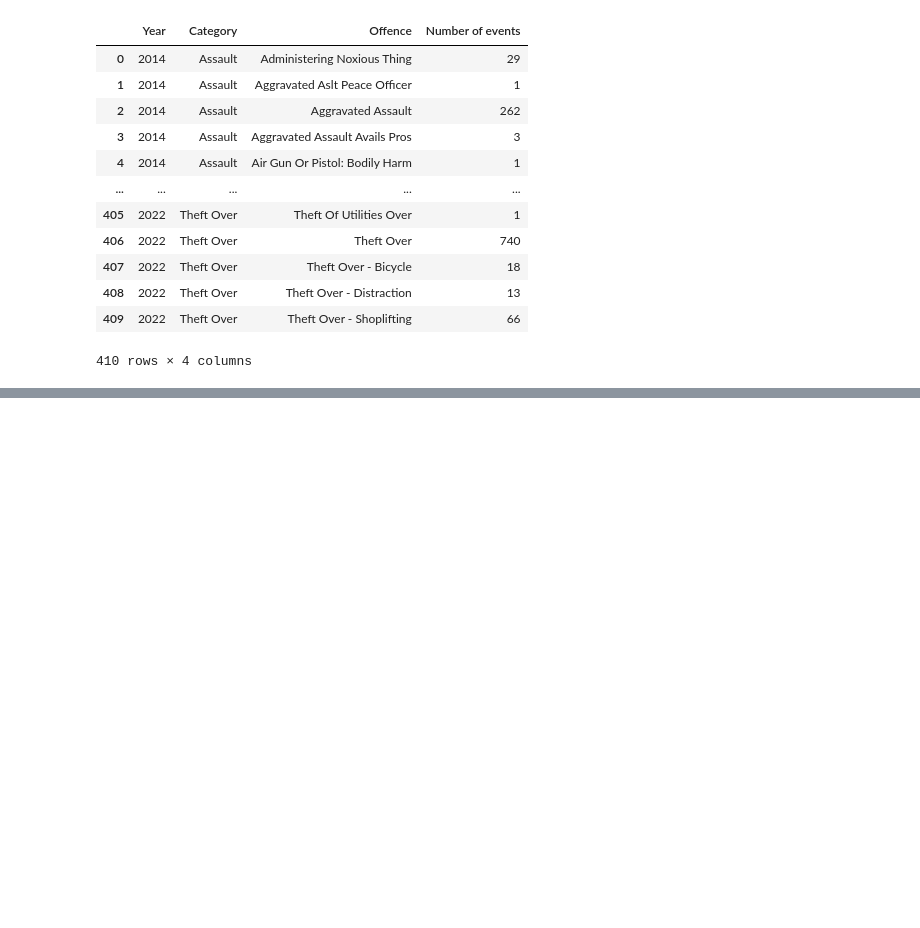
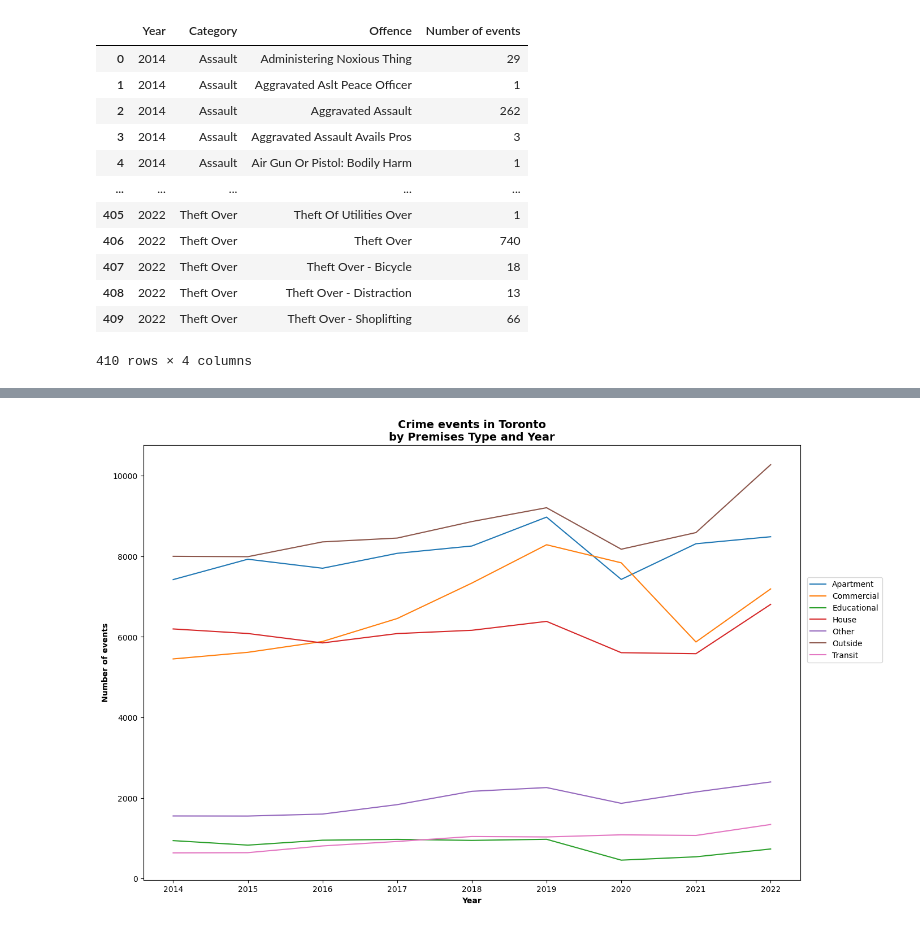
Before and after one commit to fannysigouin/project1, a Jupyter notebook: q5_year_to_year.ipynb, the cells around one changed output, grey strips where cells are left out. Saved outputs shown, nothing was run; the diff lists cells and outputs as text; code cells hidden in the pictures; blank space fills up the shorter version.

Commit message:
add by location and premises type

```diff
--- a/q5_year_to_year.ipynb
+++ b/q5_year_to_year.ipynb
@@ -219,0 +221,9 @@ No artists with labels found to put in legend.  Note that artists whose label st
+# %%
+year_premises_count = (df
+    .groupby(['Year', 'Premises Type'], as_index=False)
+    .size()
+    .fillna(0)
+    .rename(columns={'size': 'Number of events'})
+)
+
+year_premises_count
@@ -219,0 +244,43 @@ No artists with labels found to put in legend.  Note that artists whose label st
+# %%
+# Visualize
+min_count = 0
+max_count = max(year_premises_count['Number of events']) + 1
+# max_count = 100
+
+
+fig, ax = plt.subplots(figsize=(15, 10))
+
+
+# List of premises types
+premises = list(year_premises_count['Premises Type'].unique())
+
+for prem in premises:
+    this_data = year_premises_count.loc[year_premises_count['Premises Type'] == prem]
+
+    if any(this_data['Number of events'] < min_count):
+        continue
+    elif any(this_data['Number of events'] > max_count):
+        continue
+    else:  # add this nhto plot
+        ax.plot(
+            this_data['Year'],
+            this_data['Number of events'],
+            label=prem,
+            clip_on=False
+        )
+
+plt.xlabel('Year', fontdict={'weight': 700})
+plt.ylabel('Number of events', fontdict={'weight': 700})
+plt.title(
+    'Crime events in Toronto\nby Premises Type and Year',
+    fontdict={'weight': 700, 'size': 14}
+)
+plt.legend(loc=(1.01, 0.5))
+# year_category_count.plot(
+#     kind='bar',
+#     stacked=False
+# )
+# plt.tight_layout()
+plt.show()
+# %% [output]
+[figure, added]
```
Also changed, not shown: parts of 11 cells of this notebook.
